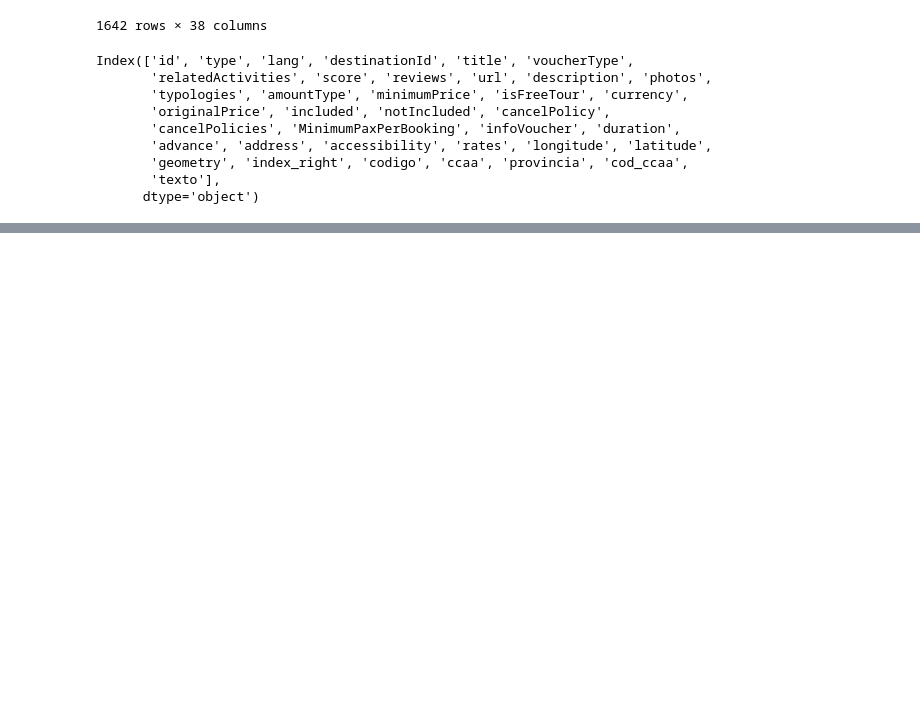
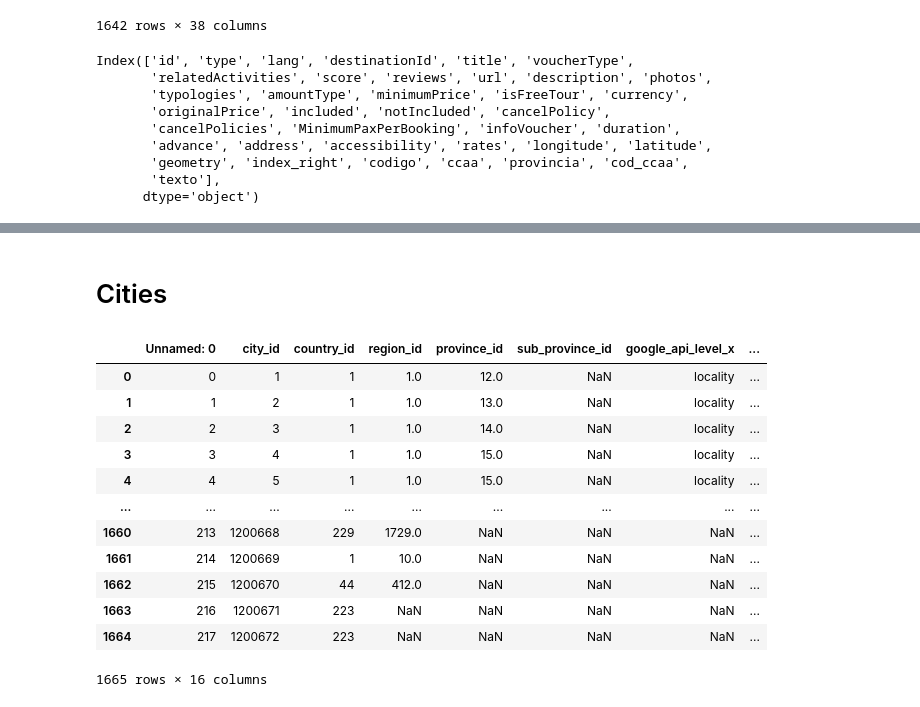
Before and after one commit to BederDS/CIVITATIS-IMPLEMENTATION2022, a Jupyter notebook: Scripts/Barcelona_act mapping.ipynb, the cells around one changed output, grey strips where cells are left out. Drawn from its saved outputs; the diff is of its cells as text; code cells hidden in the pictures; blank space fills up the shorter version.

Commit message:
Update Barcelona_act mapping.ipynb
cities partial

```diff
--- a/Scripts/Barcelona_act mapping.ipynb
+++ b/Scripts/Barcelona_act mapping.ipynb
@@ -308,0 +326,2 @@ df2[['location_lat', 'location_long']] = df2['Location'].apply(
+# %% [markdown]
+# Cities
@@ -308,0 +330,17 @@ df2[['location_lat', 'location_long']] = df2['Location'].apply(
+# %%
+cities_geo = pd.read_csv('C:\\Users\\beder\Desktop\Data 2022\Projects\CIVITATIS-IMPLEMENTATION2022\Maps\cities_geometryupdate.csv')
+cities_geo
+# %% [output]
+|  | Unnamed: 0 | city_id | country_id | region_id | province_id | sub_province_id | google_api_level_x | ... |
+| 0 | 0 | 1 | 1 | 1.0 | 12.0 | NaN | locality | ... |
+| 1 | 1 | 2 | 1 | 1.0 | 13.0 | NaN | locality | ... |
+| 2 | 2 | 3 | 1 | 1.0 | 14.0 | NaN | locality | ... |
+| 3 | 3 | 4 | 1 | 1.0 | 15.0 | NaN | locality | ... |
+| 4 | 4 | 5 | 1 | 1.0 | 15.0 | NaN | locality | ... |
+| ... | ... | ... | ... | ... | ... | ... | ... | ... |
+| 1660 | 213 | 1200668 | 229 | 1729.0 | NaN | NaN | NaN | ... |
+| 1661 | 214 | 1200669 | 1 | 10.0 | NaN | NaN | NaN | ... |
+| 1662 | 215 | 1200670 | 44 | 412.0 | NaN | NaN | NaN | ... |
+| 1663 | 216 | 1200671 | 223 | NaN | NaN | NaN | NaN | ... |
+| 1664 | 217 | 1200672 | 223 | NaN | NaN | NaN | NaN | ... |
+1665 rows × 16 columns
```
Also changed, not shown: parts of 12 cells of this notebook.
